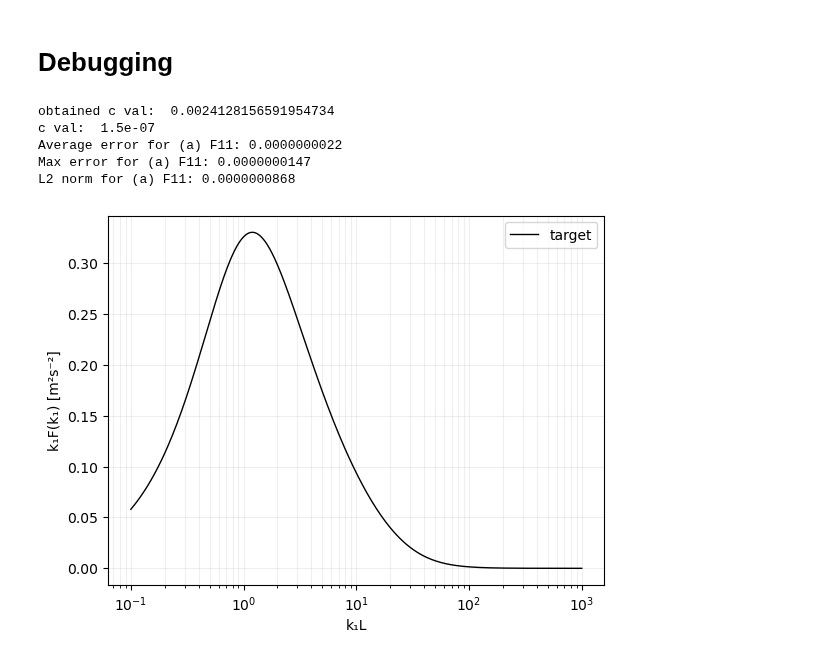
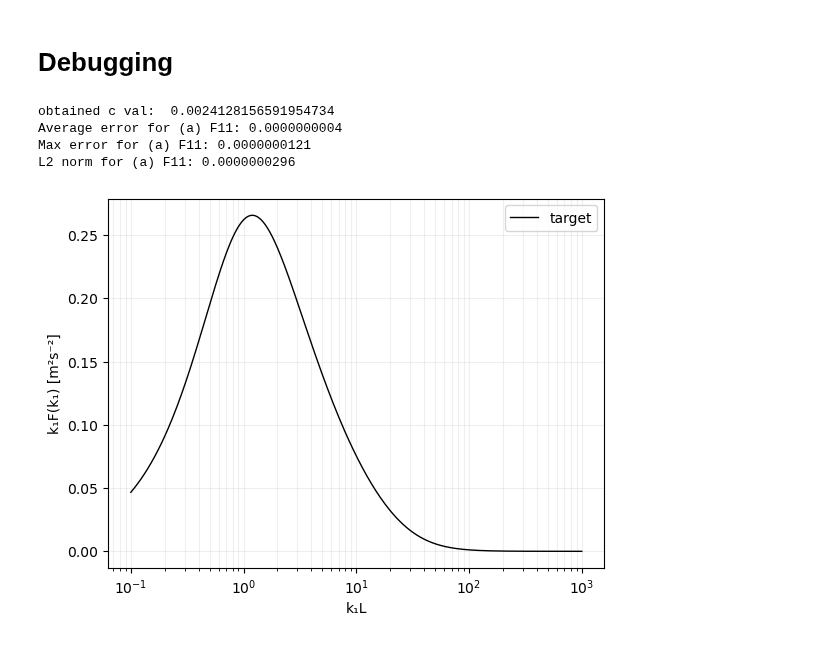
Before and after one commit to METHODS-Group/DRDMannTurb, a Jupyter notebook: examples-unrendered/MM_random_dev/eq6_numerical.ipynb, the cells around one changed output. Saved outputs shown, nothing was run; the diff lists cells and outputs as text; code cells hidden in the pictures.

```diff
--- a/examples-unrendered/MM_random_dev/eq6_numerical.ipynb
+++ b/examples-unrendered/MM_random_dev/eq6_numerical.ipynb
@@ -555,9 +555,9 @@ sigma2 = 2 # (m/s)^2
 z_i = 500 # m
 psi = np.deg2rad(45)
 
+c = (8 * sigma2) / (9 * (L2D**(2/3)))
 
-c = (8 * sigma2) / (9 * (L2D**(2/3)))
-c = 1.5e-7
+warnings.filterwarnings("ignore")
 
 ########################################################################
 # Domain setup
@@ -587,7 +587,7 @@ def setup_subplots(ax, ylim, is_F11 = True, is_a = True):
 #######################################################################
 # (a) Top plots - 40L2D x 4L2D domain
 
-k1L_a = np.logspace(-1, 3, 400)
+k1_arr_a = np.logspace(-1, 3, 400) / L2D
 
 
 # Collect the arrays
@@ -597,9 +597,9 @@ numerical_F22_a = []
 numerical_F11_err_a = []
 numerical_F22_err_a = []
 
-for k1 in k1L_a:
-    f11_res, f11_err = eq6_numerical_F11_2D(k1 / L2D, psi, L2D, z_i, c, attenuated=True, use_k=True)
-    f22_res, f22_err = eq6_numerical_F22_2D(k1 / L2D, psi, L2D, z_i, c, attenuated=True, use_k=True)
+for k1 in k1_arr_a:
+    f11_res, f11_err = eq6_numerical_F11_2D(k1, psi, L2D, z_i, c, attenuated=True, use_k=True)
+    f22_res, f22_err = eq6_numerical_F22_2D(k1, psi, L2D, z_i, c, attenuated=True, use_k=True)
 
     numerical_F11_a.append(k1 * f11_res)
     numerical_F22_a.append(k1 * f22_res)
@@ -618,32 +618,32 @@ print(f"Max error for (a) F22: {np.max(numerical_F22_err_a):.10f}")
 print(f"L2 norm for (a) F11: {np.linalg.norm(numerical_F11_err_a):.10f}")
 print(f"L2 norm for (a) F22: {np.linalg.norm(numerical_F22_err_a):.10f}")
 
-ax1.plot(k1L_a, numerical_F11_a, "-", color="black", label="target", linewidth=1)
+ax1.plot(k1_arr_a * L2D, numerical_F11_a, "-", color="black", label="target", linewidth=1)
 setup_subplots(ax1, 0.4, is_F11=True, is_a=True)
 ax1.legend(frameon=False)
 
-ax2.plot(k1L_a, numerical_F22_a, "-", color="black", label="target", linewidth=1)
+ax2.plot(k1_arr_a * L2D, numerical_F22_a, "-", color="black", label="target", linewidth=1)
 setup_subplots(ax2, 0.5, is_F11=False, is_a=True)
 
 #######################################################################
 # (b) Bottom plots - L2D x 0.125L2D domain
 
-k1L_b = np.logspace(0.5, 5, 400)
+k1_arr_b = np.logspace(0.5, 4.5, 400) / L2D
 numerical_F11_b = []
 numerical_F22_b = []
 
-for k1 in k1L_b:
-    f11_res, _ = eq6_numerical_F11_2D(k1 / L2D, psi, L2D, z_i, c, attenuated=True, use_k=True)
-    f22_res, _ = eq6_numerical_F22_2D(k1 / L2D, psi, L2D, z_i, c, attenuated=True, use_k=True)
+for k1 in k1_arr_b:
+    f11_res, _ = eq6_numerical_F11_2D(k1, psi, L2D, z_i, c, attenuated=True, use_k=True)
+    f22_res, _ = eq6_numerical_F22_2D(k1, psi, L2D, z_i, c, attenuated=True, use_k=True)
 
     numerical_F11_b.append(k1 * f11_res)
     numerical_F22_b.append(k1 * f22_res)
 
-ax3.plot(k1L_b, numerical_F11_b, "-", color="black", label="target", linewidth=1)
+ax3.plot(k1_arr_b * L2D, numerical_F11_b, "-", color="black", label="target", linewidth=1)
 setup_subplots(ax3, 0.16, is_F11=True, is_a=False)
 ax3.legend(frameon=False)
 
-ax4.plot(k1L_b, numerical_F22_b, "-", color="black", label="target", linewidth=1)
+ax4.plot(k1_arr_b * L2D, numerical_F22_b, "-", color="black", label="target", linewidth=1)
 setup_subplots(ax4, 1.0, is_F11=False, is_a=False)
 
 #########################################################################
@@ -651,4 +651,6 @@ setup_subplots(ax4, 1.0, is_F11=False, is_a=False)
 fig.suptitle(r"top row is $40L_{2D}\times 5L_{2D}$, bottom is (b) $L_{2D} \times 0.125L_{2D}$", y=0.98)
 plt.tight_layout()
 plt.show()
+
+warnings.filterwarnings("default")
 # %% [output]
@@ -679,6 +664,8 @@ L2 norm for (a) F22: 0.8654406592
 # %% [markdown]
 # Debugging
 # %%
+# TODO: prop the fix on the multiplication to the other plots/rest of code
+
 plt.clf(); plt.close('all');
 
 # Parameters
@@ -687,43 +674,39 @@ sigma2_ = 2 # (m/s)^2
 z_i_ = 500 # m
 psi_ = np.deg2rad(45)
 
-obtained_c = (8 * sigma2_) / (9 * (L2D_**(2/3)))
-print("obtained c val: ", obtained_c)
-
-c_ = 1.5e-7
-print("c val: ", c_)
+c_ = (8 * sigma2_) / (9 * (L2D_**(2/3)))
+print("obtained c val: ", c_)
 
 # Collect the arrays
 numerical_F11 = []
 numerical_F11_err = []
 
-k1L = np.logspace(-1, 3, 400)
+k1_arr = np.logspace(-1, 3, 400) / L2D_
 
-for k1 in k1L:
-    f11_res, f11_err = eq6_numerical_F11_2D(k1 / L2D_, psi_, L2D_, z_i_, c_, attenuated=True, use_k=True)
+for k1 in k1_arr:
+    f11_res, f11_err = eq6_numerical_F11_2D(k1, psi_, L2D_, z_i_, c_, attenuated=True, use_k=True)
 
     numerical_F11.append(k1 * f11_res)
     numerical_F11_err.append(f11_err)
 
 # Print basic error statistics
 print(f"Average error for (a) F11: {np.mean(numerical_F11_err_a):.10f}")
 
 print(f"Max error for (a) F11: {np.max(numerical_F11_err_a):.10f}")
 
 print(f"L2 norm for (a) F11: {np.linalg.norm(numerical_F11_err_a):.10f}")
 
 # Plot
 plt.plot(k1L, numerical_F11, "-", color="black", label="target", linewidth=1)
 plt.xscale("log")
 plt.xlabel("k₁L")
 plt.ylabel("k₁F(k₁) [m²s⁻²]")
 plt.grid(True, which="both", ls="-", alpha=0.2)
 plt.legend()
 plt.show()
 # %% [output]
 obtained c val:  0.0024128156591954734
-c val:  1.5e-07
-Average error for (a) F11: 0.0000000022
-Max error for (a) F11: 0.0000000147
-L2 norm for (a) F11: 0.0000000868
+Average error for (a) F11: 0.0000000004
+Max error for (a) F11: 0.0000000121
+L2 norm for (a) F11: 0.0000000296
-[figure, old version]
+[figure, new version]
```
Also changed, not shown: parts of 3 cells of this notebook, 4 other files.
